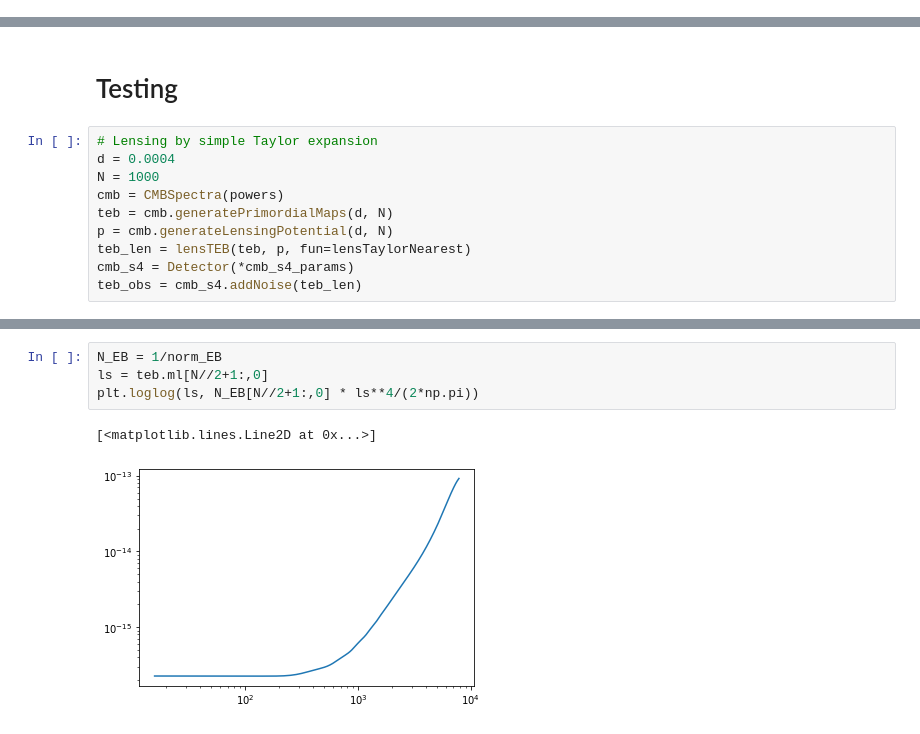
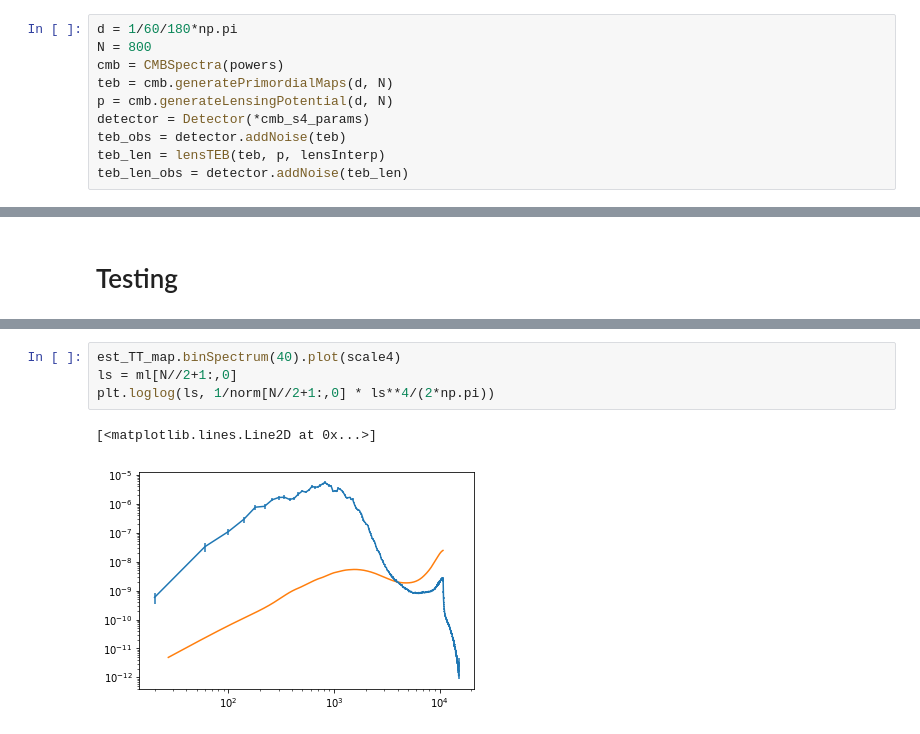
Before and after one commit to winstonyin/cmb_simulation, a Jupyter notebook: cmb_simulation.ipynb, the cells around one changed output, grey strips where cells are left out. Saved outputs shown, nothing was run; the diff lists cells and outputs as text.

```diff
--- a/cmb_simulation.ipynb
+++ b/cmb_simulation.ipynb
@@ -268,3 +297,13 @@ plot2Maps(teb_len1.B.r, teb_len3.B.r-teb_len1.B.r)
 # Rotation
 # %% [markdown]
 # Quadratic estimator
+# %%
+d = 1/60/180*np.pi
+N = 800
+cmb = CMBSpectra(powers)
+teb = cmb.generatePrimordialMaps(d, N)
+p = cmb.generateLensingPotential(d, N)
+detector = Detector(*cmb_s4_params)
+teb_obs = detector.addNoise(teb)
+teb_len = lensTEB(teb, p, lensInterp)
+teb_len_obs = detector.addNoise(teb_len)
@@ -271,12 +350,2 @@ plot2Maps(teb_len1.B.r, teb_len3.B.r-teb_len1.B.r)
 # %% [markdown]
 # Testing
-# %%
-# Lensing by simple Taylor expansion
-d = 0.0004
-N = 1000
-cmb = CMBSpectra(powers)
-teb = cmb.generatePrimordialMaps(d, N)
-p = cmb.generateLensingPotential(d, N)
-teb_len = lensTEB(teb, p, fun=lensTaylorNearest)
-cmb_s4 = Detector(*cmb_s4_params)
-teb_obs = cmb_s4.addNoise(teb_len)
@@ -306,7 +451,7 @@ plt.yscale('log')
 # %%
-N_EB = 1/norm_EB
-ls = teb.ml[N//2+1:,0]
-plt.loglog(ls, N_EB[N//2+1:,0] * ls**4/(2*np.pi))
+est_TT_map.binSpectrum(40).plot(scale4)
+ls = ml[N//2+1:,0]
+plt.loglog(ls, 1/norm[N//2+1:,0] * ls**4/(2*np.pi))
 # %% [output]
 [<matplotlib.lines.Line2D at 0x...>]
-[figure, old version]
+[figure, new version]
```
Also changed, not shown: parts of 19 cells of this notebook, 2 other files.
